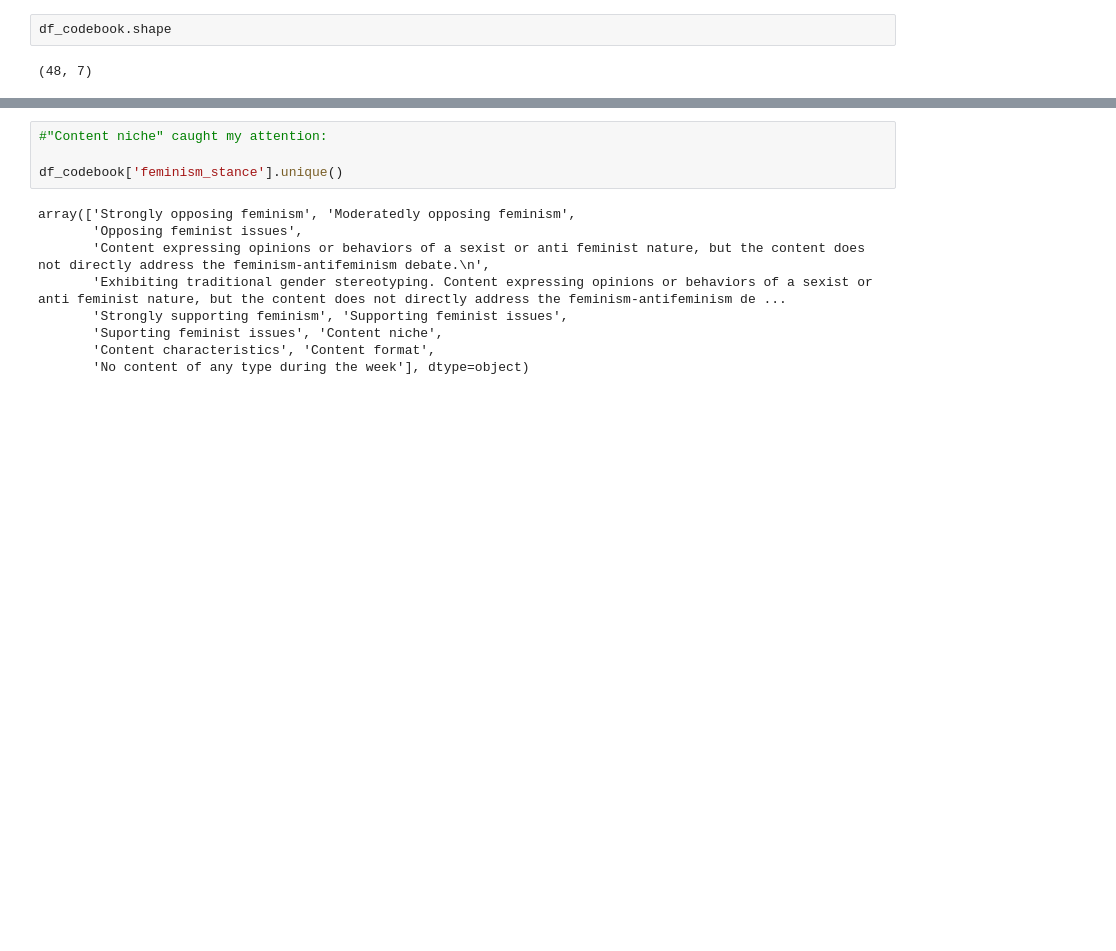
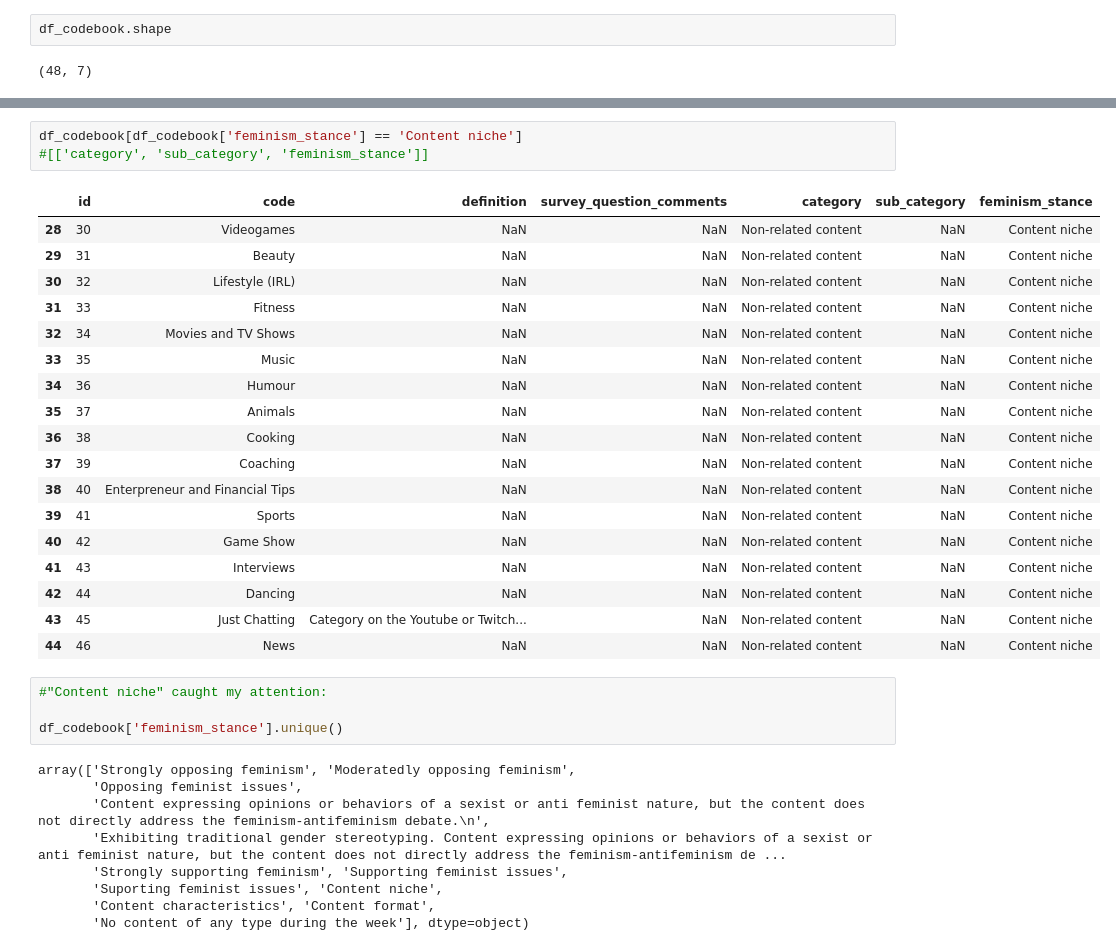
Before and after one commit to celefigs/EDA_Feminism_Influencers_Spain, a Jupyter notebook: third_part.ipynb, the cells around one changed output, grey strips where cells are left out. Cells and saved outputs as stored; diff of their text form; blank space fills up the shorter version.

```diff
--- a/third_part.ipynb
+++ b/third_part.ipynb
@@ -80,3 +110,25 @@ df_codebook.describe(exclude='number').T.sort_values(by = 'freq', ascending=Fals
+# %%
+df_codebook[df_codebook['feminism_stance'] == 'Content niche']
+#[['category', 'sub_category', 'feminism_stance']]
+# %% [output]
+|  | id | code | definition | survey_question_comments | category | sub_category | feminism_stance |
+| 28 | 30 | Videogames | NaN | NaN | Non-related content | NaN | Content niche |
+| 29 | 31 | Beauty | NaN | NaN | Non-related content | NaN | Content niche |
+| 30 | 32 | Lifestyle (IRL) | NaN | NaN | Non-related content | NaN | Content niche |
+| 31 | 33 | Fitness | NaN | NaN | Non-related content | NaN | Content niche |
+| 32 | 34 | Movies and TV Shows | NaN | NaN | Non-related content | NaN | Content niche |
+| 33 | 35 | Music | NaN | NaN | Non-related content | NaN | Content niche |
+| 34 | 36 | Humour | NaN | NaN | Non-related content | NaN | Content niche |
+| 35 | 37 | Animals | NaN | NaN | Non-related content | NaN | Content niche |
+| 36 | 38 | Cooking | NaN | NaN | Non-related content | NaN | Content niche |
+| 37 | 39 | Coaching | NaN | NaN | Non-related content | NaN | Content niche |
+| 38 | 40 | Enterpreneur and Financial Tips | NaN | NaN | Non-related content | NaN | Content niche |
+| 39 | 41 | Sports | NaN | NaN | Non-related content | NaN | Content niche |
+| 40 | 42 | Game Show | NaN | NaN | Non-related content | NaN | Content niche |
+| 41 | 43 | Interviews | NaN | NaN | Non-related content | NaN | Content niche |
+| 42 | 44 | Dancing | NaN | NaN | Non-related content | NaN | Content niche |
+| 43 | 45 | Just Chatting | Category on the Youtube or Twitch... | NaN | Non-related content | NaN | Content niche |
+| 44 | 46 | News | NaN | NaN | Non-related content | NaN | Content niche |
 # %%
 #"Content niche" caught my attention:
 
```
Also changed, not shown: parts of 15 cells of this notebook.
